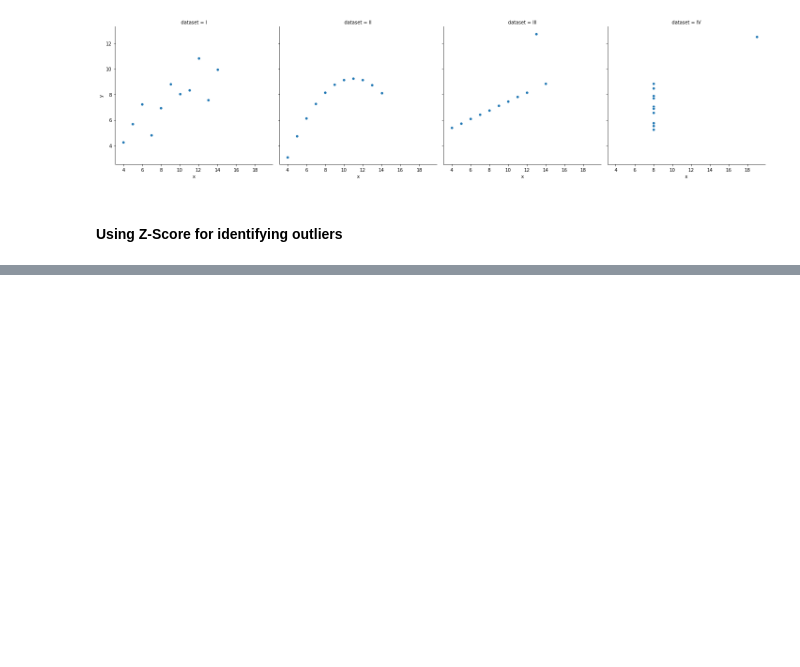
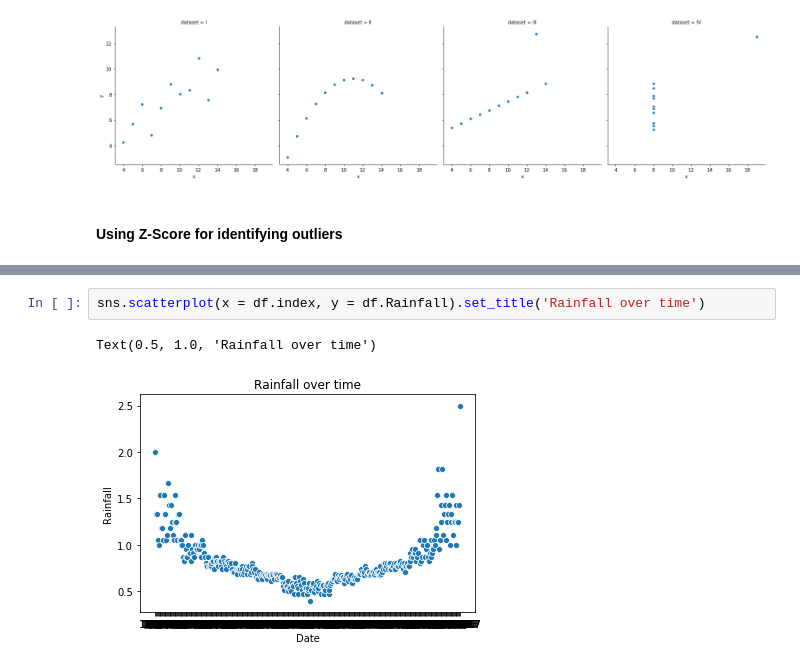
Before and after one commit to soslin/python_review, a Jupyter notebook: anamoly_detection/anomaly_detc_continuous_variable_prob_methods.ipynb, the cells around one changed output, grey strips where cells are left out. Drawn from its saved outputs; the diff is of its cells as text; blank space fills up the shorter version.

```diff
--- a/anamoly_detection/anomaly_detc_continuous_variable_prob_methods.ipynb
+++ b/anamoly_detection/anomaly_detc_continuous_variable_prob_methods.ipynb
@@ -41,0 +74,5 @@ array([195.52964909, -77.72276218, -70.57978811, -74.94246763])
+# %%
+sns.scatterplot(x = df.index, y = df.Rainfall).set_title('Rainfall over time')
+# %% [output]
+Text(0.5, 1.0, 'Rainfall over time')
+[figure, added]
```
Also changed, not shown: parts of 36 cells of this notebook.
